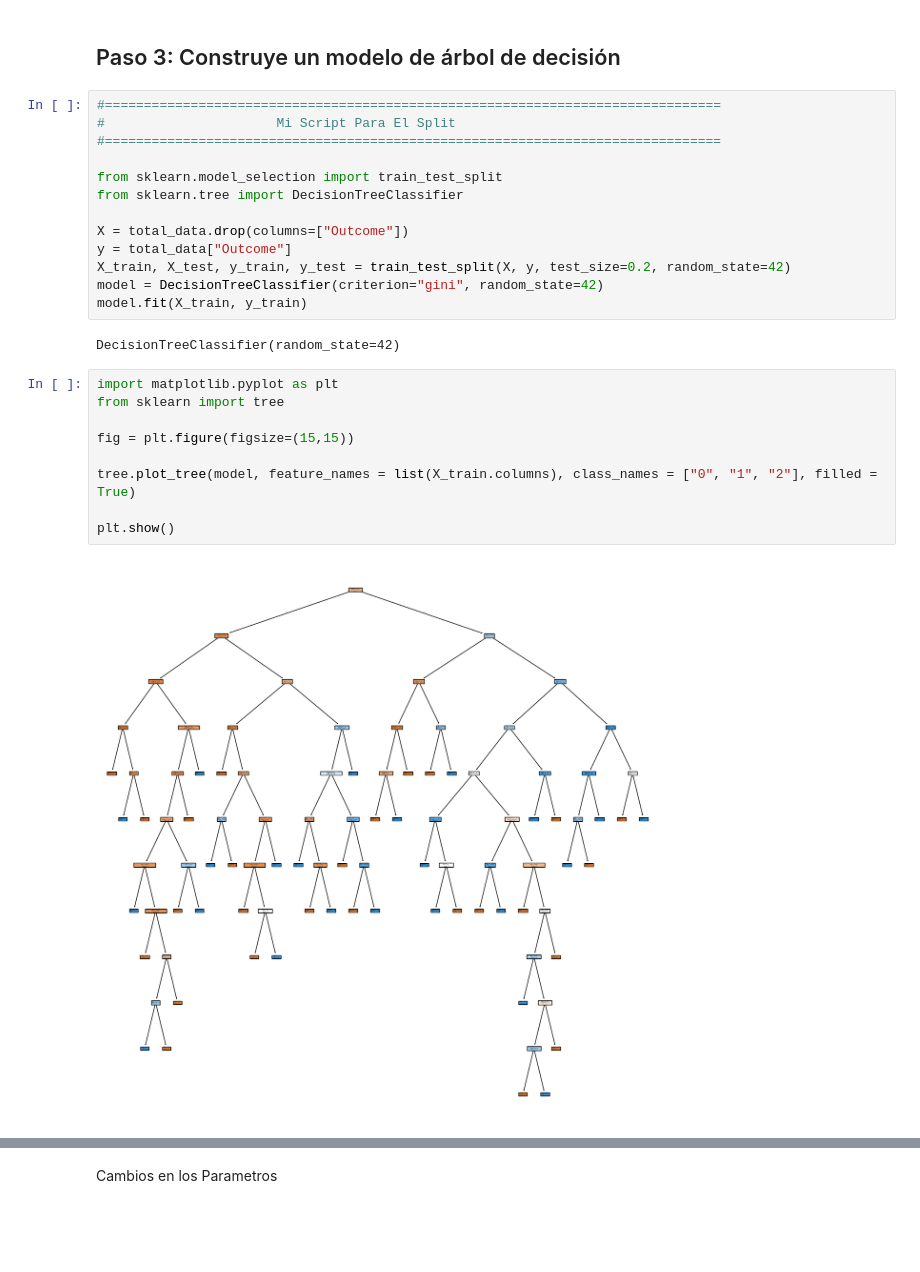
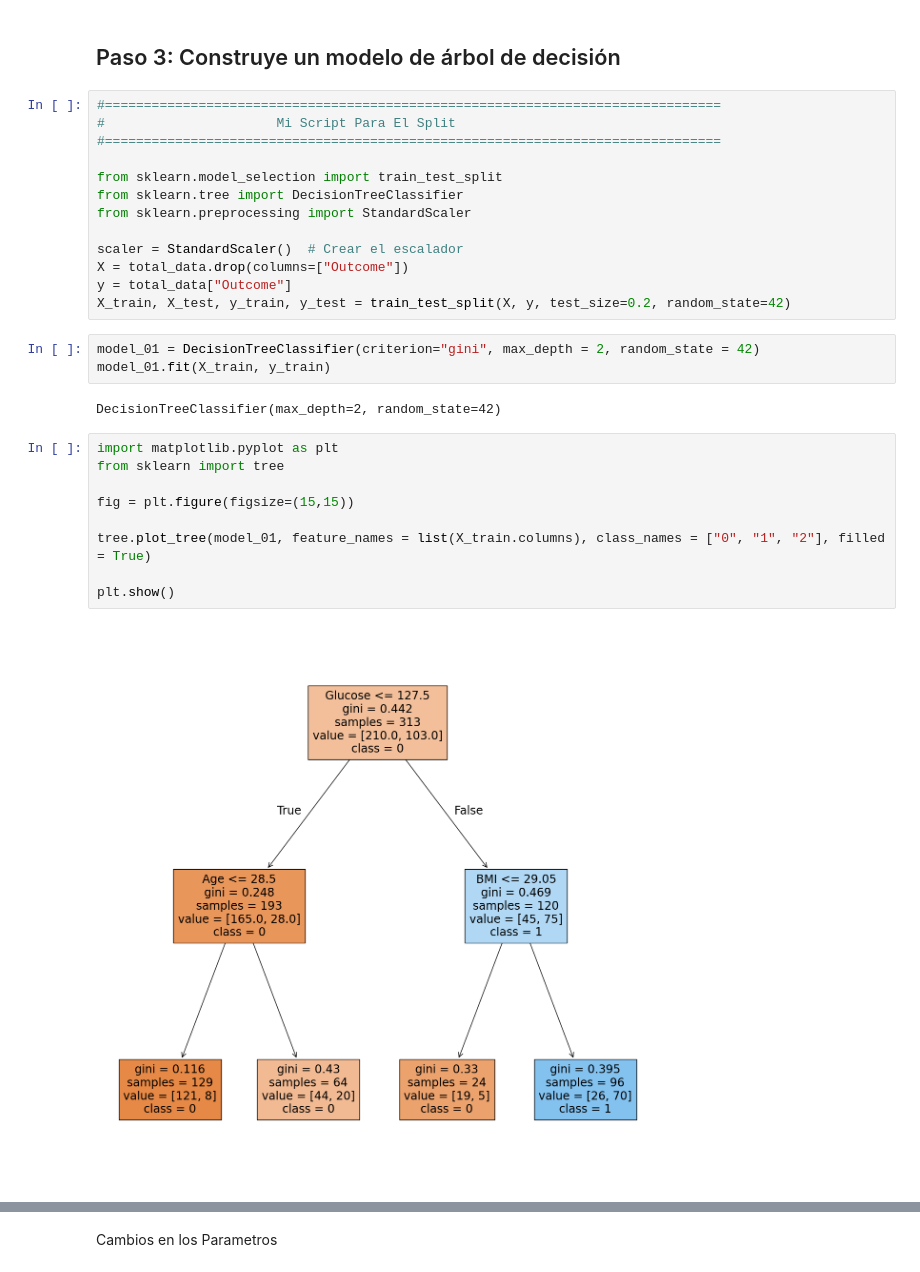
Before and after one commit to pcaliman2/17_Decision_Tree, a Jupyter notebook: src/explore.ipynb, the cells around one changed output, grey strips where cells are left out. Saved outputs shown, nothing was run; the diff lists cells and outputs as text; blank space fills up the shorter version.

Commit message:
Ajuste_De_Modelo_3

```diff
--- a/src/explore.ipynb
+++ b/src/explore.ipynb
@@ -180,23 +221,26 @@ sns.pairplot(data = total_data)
 
 from sklearn.model_selection import train_test_split
 from sklearn.tree import DecisionTreeClassifier
+from sklearn.preprocessing import StandardScaler
 
+scaler = StandardScaler()  # Crear el escalador
 X = total_data.drop(columns=["Outcome"])
 y = total_data["Outcome"]
 X_train, X_test, y_train, y_test = train_test_split(X, y, test_size=0.2, random_state=42)
-model = DecisionTreeClassifier(criterion="gini", random_state=42)
-model.fit(X_train, y_train)
-# %% [output]
-DecisionTreeClassifier(random_state=42)
+# %%
+model_01 = DecisionTreeClassifier(criterion="gini", max_depth = 2, random_state = 42)
+model_01.fit(X_train, y_train)
+# %% [output]
+DecisionTreeClassifier(max_depth=2, random_state=42)
 # %%
 import matplotlib.pyplot as plt
 from sklearn import tree
 
 fig = plt.figure(figsize=(15,15))
 
-tree.plot_tree(model, feature_names = list(X_train.columns), class_names = ["0", "1", "2"], filled = True)
+tree.plot_tree(model_01, feature_names = list(X_train.columns), class_names = ["0", "1", "2"], filled = True)
 
 plt.show()
 # %% [output]
-[figure, old version]
+[figure, new version]
 # %%
```
Also changed, not shown: parts of 8 cells of this notebook.
